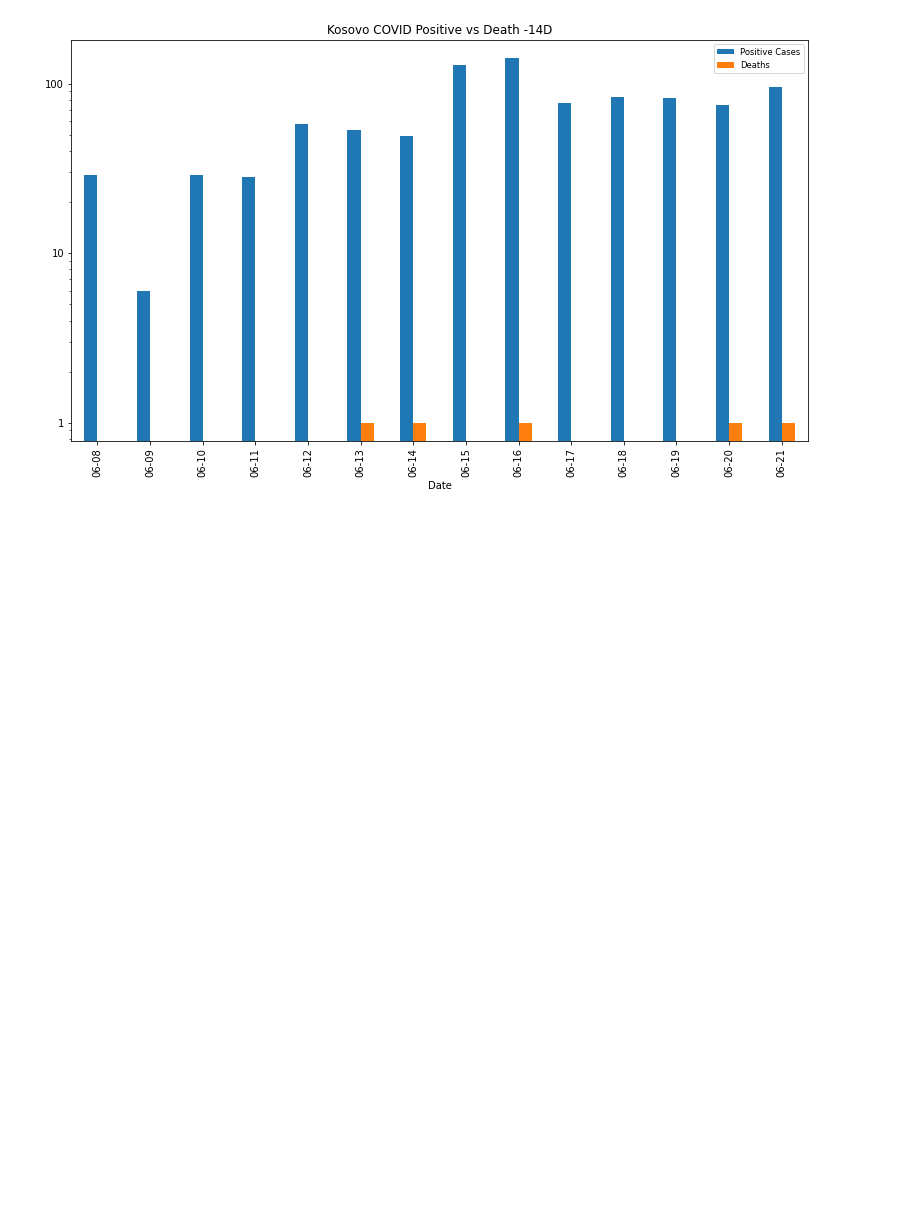
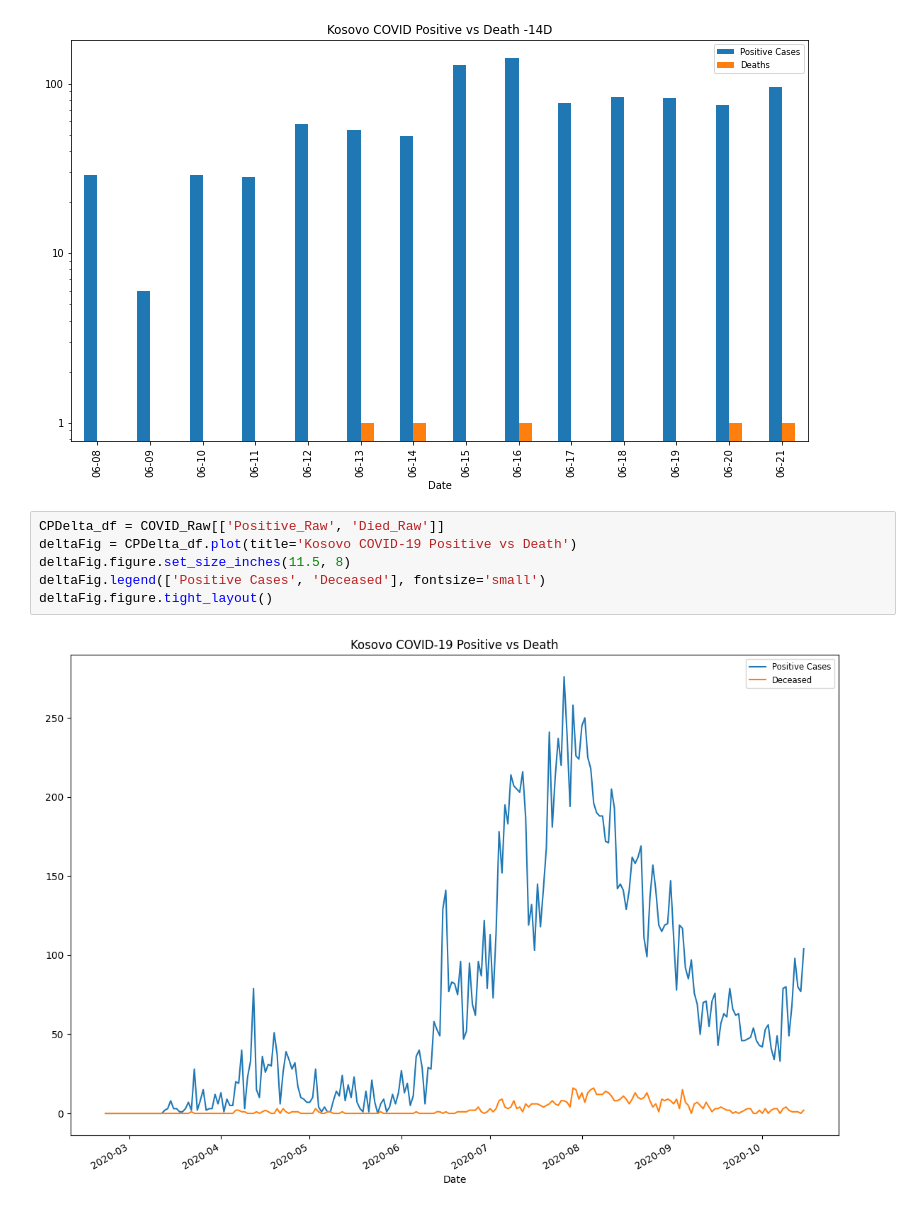
Before and after one commit to bnice5000/DoS_IMO_PRI_STATS_DEMO, a Jupyter notebook: Kosovo Numbers Presentation.ipynb, the cells around one changed output. Saved outputs shown, nothing was run; the diff lists cells and outputs as text; blank space fills up the shorter version.

```diff
--- a/Kosovo Numbers Presentation.ipynb
+++ b/Kosovo Numbers Presentation.ipynb
@@ -108,4 +129,12 @@ deltaFig.figure.tight_layout()
 deltaFig.figure.set_size_inches(11.5, 8)
 # %% [output]
 [figure]
+# %%
+CPDelta_df = COVID_Raw[['Positive_Raw', 'Died_Raw']]
+deltaFig = CPDelta_df.plot(title='Kosovo COVID-19 Positive vs Death')
+deltaFig.figure.set_size_inches(11.5, 8)
+deltaFig.legend(['Positive Cases', 'Deceased'], fontsize='small')
+deltaFig.figure.tight_layout()
+# %% [output]
+[figure, added]
 # %%
```
Also changed, not shown: parts of 4 cells of this notebook, 3 other files.
